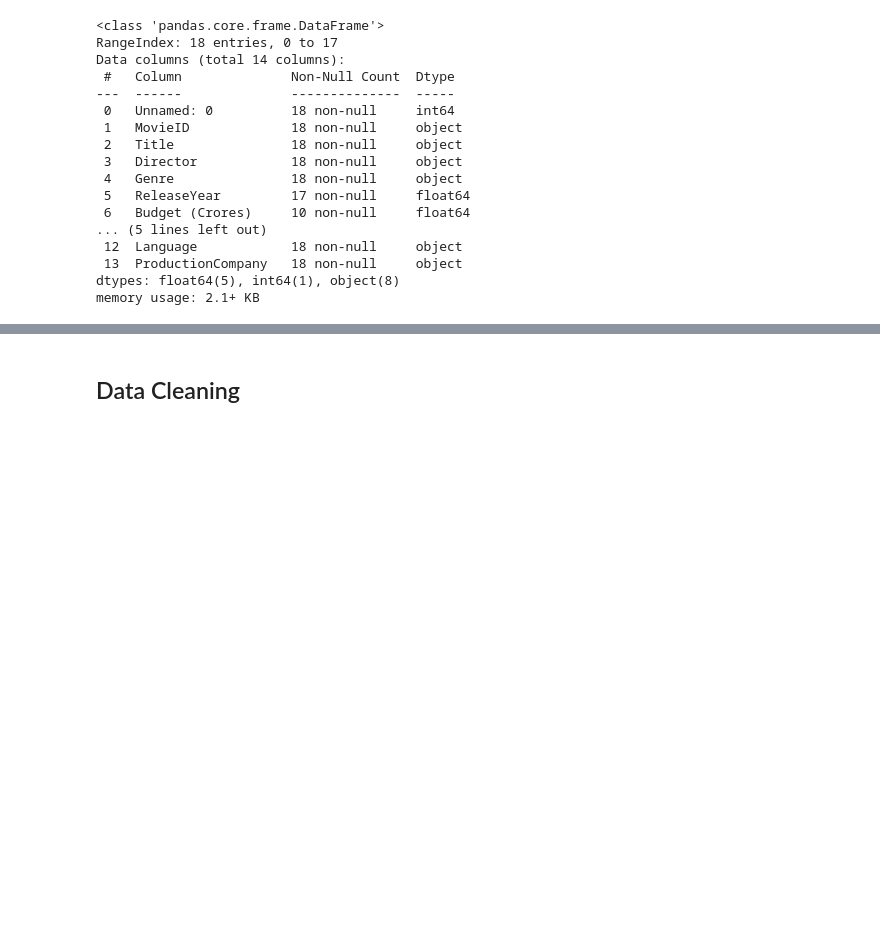
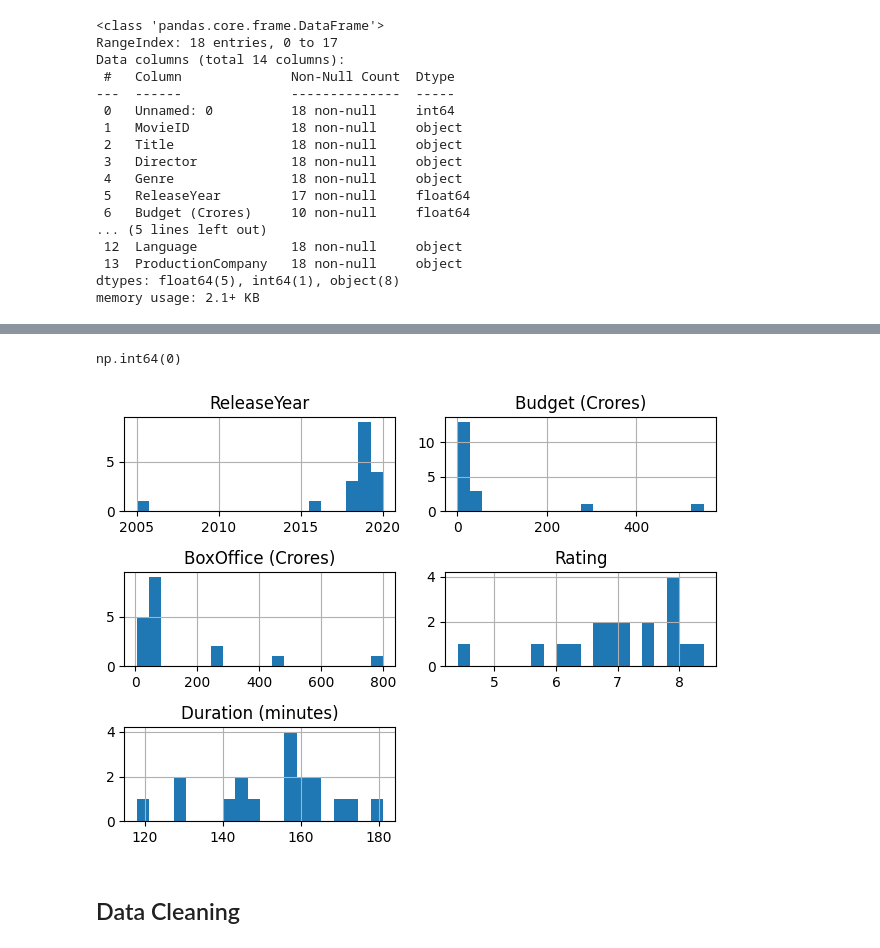
Before and after one commit to shashank-nineleaps/python_assignment, a Jupyter notebook: Final_Test_Pandas/Data_cleaning.ipynb, the cells around one changed output, grey strips where cells are left out. Cells and saved outputs as stored; diff of their text form; code cells hidden in the pictures; blank space fills up the shorter version.

```diff
--- a/Final_Test_Pandas/Data_cleaning.ipynb
+++ b/Final_Test_Pandas/Data_cleaning.ipynb
@@ -197,3 +227,12 @@ indian_movies_df.head()
+# %%
+indian_movies_df.duplicated().sum()
+# %% [output]
+np.int64(0)
+# %%
+indian_movies_df.hist(bins=20)
+plt.tight_layout()
+# %% [output]
+[figure, added]
 # %% [markdown]
 ## Data Cleaning
 # %% [markdown]
```
Also changed, not shown: parts of 23 cells of this notebook.
